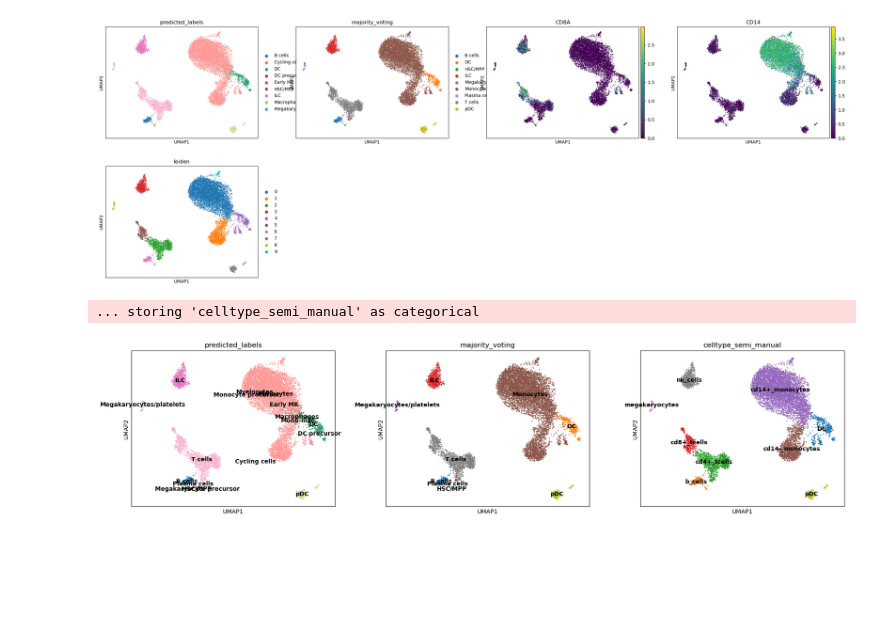
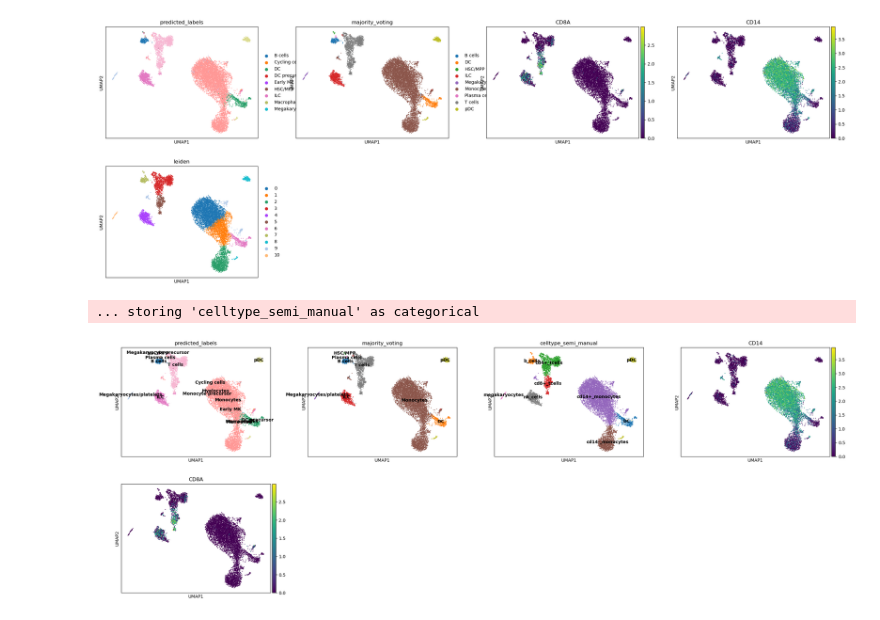
Before and after one commit to bionetslab/netmap-evaluation, a Jupyter notebook: src/manuscript_blood/data_preprocessing/preprocess_blood_10x_rep2_kallisto_cellbender.ipynb, the cells around one changed output. Drawn from its saved outputs; the diff is of its cells as text; code cells hidden in the pictures; blank space fills up the shorter version.

```diff
--- a/src/manuscript_blood/data_preprocessing/preprocess_blood_10x_rep2_kallisto_cellbender.ipynb
+++ b/src/manuscript_blood/data_preprocessing/preprocess_blood_10x_rep2_kallisto_cellbender.ipynb
@@ -8,3 +8,8 @@ import numpy as np
 np.random.seed(12)
 # %%
 adata = sc.read_h5ad('/data_nfs/og86asub/netmap/netmap-evaluation/data/blood/SRR/kallisto/mtx_conversions/10x_rep2/10x_rep2_cellbender_filter_matrix.h5ad')
+adata = adata[:, ~adata.var.gene_symbol.isna()]
+adata.var = adata.var.reset_index()
+adata.var = adata.var.set_index("gene_symbol")
+adata.var.index = adata.var.index.astype(str)
+adata.var_names_make_unique()
@@ -123,18 +129,20 @@ sc.tl.leiden(adata, resolution=0.25)
 # %%
 sc.pl.umap(adata, color = [ 'predicted_labels', 'majority_voting', 'CD8A', 'CD14', 'leiden'])
 # %% [output]
-[figure, old version]
+[figure, new version]
 # %%
 celltype_mapping_2 = {
     '0': 'cd14+_monocytes',
-    '1': 'cd14-_monocytes',
-    '2':  'cd4+_tcells',
-    '3': 'nk_cells',
+    '1': 'cd14+_monocytes',
+
+    '2': 'cd14-_monocytes',
+    '3':  'cd4+_tcells',
+    '4': 'nk_cells',
     '5': 'cd8+_tcells',
-    '4': 'DC',
-    '6': 'b_cells',
-    '7': 'pDC',
+    '6': 'DC',
+    '7': 'b_cells',
+    '8': 'pDC',
     '9': 'cd14+_monocytes',
-    '8':  'megakaryocytes',}
+    '10':  'megakaryocytes'}
 # %%
 adata.obs['celltype_semi_manual'] = [celltype_mapping_2[c] for c in adata.obs['leiden']]
@@ -143,8 +149,8 @@ adata = adata[:,adata.var.pct_dropout_by_counts<95].copy()
 # %%
-sc.pl.umap(adata, color = [ 'predicted_labels', 'majority_voting', 'celltype_semi_manual'], legend_loc = 'on data')
+sc.pl.umap(adata, color = [ 'predicted_labels', 'majority_voting', 'celltype_semi_manual', 'CD14', 'CD8A'], legend_loc = 'on data')
 # %% [output]
 ... storing 'celltype_semi_manual' as categorical
-[figure, old version]
+[figure, new version]
 # %%
 experiment_id = '10x-rep2-kallisto-cellbender'
 output_dir = f'/data_nfs/og86asub/netmap/netmap-evaluation/data/blood/reprocessed/{experiment_id}'
```
Also changed, not shown: parts of 15 cells of this notebook, 31 other files.
